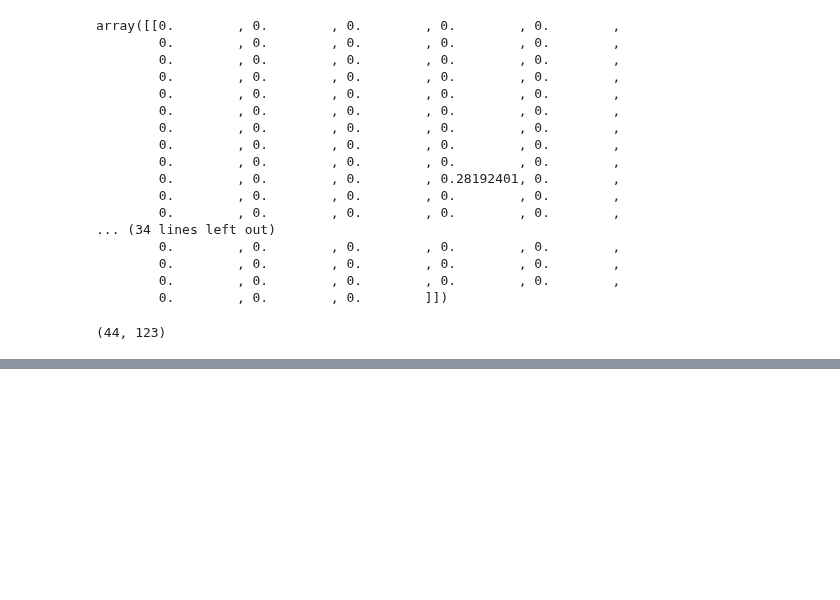
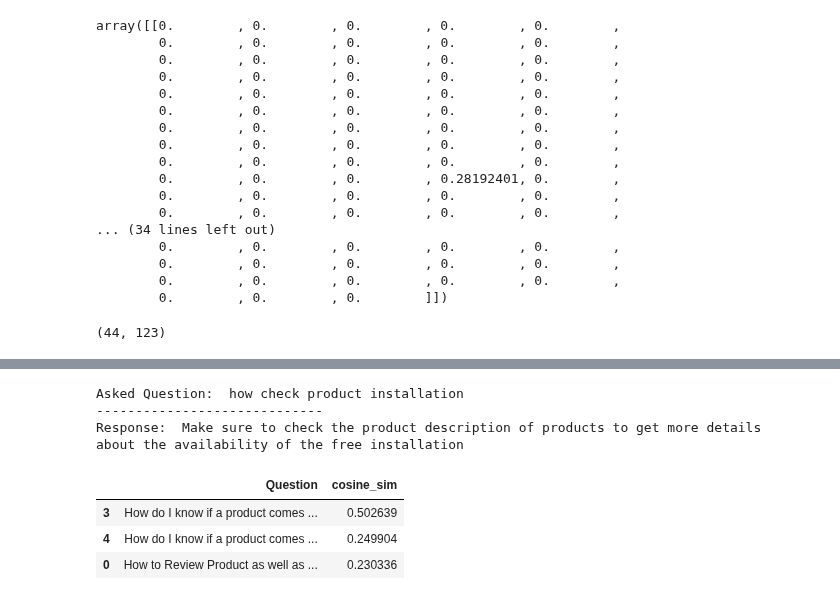
Before and after one commit to rissuuuu/DataScience, a Jupyter notebook: NLP Task/Task.ipynb, the cells around one changed output, grey strips where cells are left out. Drawn from its saved outputs; the diff is of its cells as text; code cells hidden in the pictures; blank space fills up the shorter version.

```diff
--- a/NLP Task/Task.ipynb
+++ b/NLP Task/Task.ipynb
@@ -195,5 +267,0 @@ Int64Index([0, 1, 2, 3, 4, 5, 6, 7, 8, 9, 10, 11], dtype='int64')
-# %%
-cos_sim=[cosine_similarity(i.reshape(1,-1),temp.reshape(1,-1)) for i in X_[df[df['Label']==1].index]]
-cos_sim=np.array(cos_sim)
-
-cos_sim=cos_sim.flatten()
@@ -208,4 +267,0 @@ array([0.28914749, 0.26205392, 0.        , 0.26762493, 0.31371267,
-# %%
-temp_df=df.iloc[df[df['Label']==1].index,:]
-temp_df['cosine_sim']=cos_sim
-temp_df
@@ -245,0 +268,36 @@ temp_df.sort_values('cosine_sim')
+# %%
+def return_response(temp_df):
+    most_relevant=temp_df.copy()
+    relevant_index=most_relevant.index[0]
+    response_list=df.iloc[a,:]['Answer']
+
+    try:
+        responses=df.iloc[a,:]['Answer'].split(',')
+        print('Response: ',np.random.choice(responses))
+    except:
+        print('Response: ',responses)
+
+
+def find_relevant(temp,items):
+    prediction=predict_label(svm)
+    index=df[df['Label']==prediction].index
+
+    cos_sim=[cosine_similarity(j.reshape(1,-1),temp.reshape(1,-1)) for j in X_[df[df['Label']==prediction].index]]
+    cos_sim=np.array(cos_sim)
+
+    cos_sim=cos_sim.flatten()
+    temp_df=df.iloc[index,:].copy()
+    temp_df['cosine_sim']=cos_sim
+    temp_df=temp_df.sort_values('cosine_sim',ascending=False)
+    return(temp_df[['Question','cosine_sim']].head(items)),return_response(temp_df)
+temp=return_vectorized_data('How to check product installation?')
+returned_df,relevant_answer=find_relevant(temp,3)
+returned_df
+# %% [output]
+Asked Question:  how check product installation
+-----------------------------
+Response:  Make sure to check the product description of products to get more details about the availability of the free installation
+|  | Question | cosine_sim |
+| 3 | How do I know if a product comes ... | 0.502639 |
+| 4 | How do I know if a product comes ... | 0.249904 |
+| 0 | How to Review Product as well as ... | 0.230336 |
```
Also changed, not shown: parts of 19 cells of this notebook.
